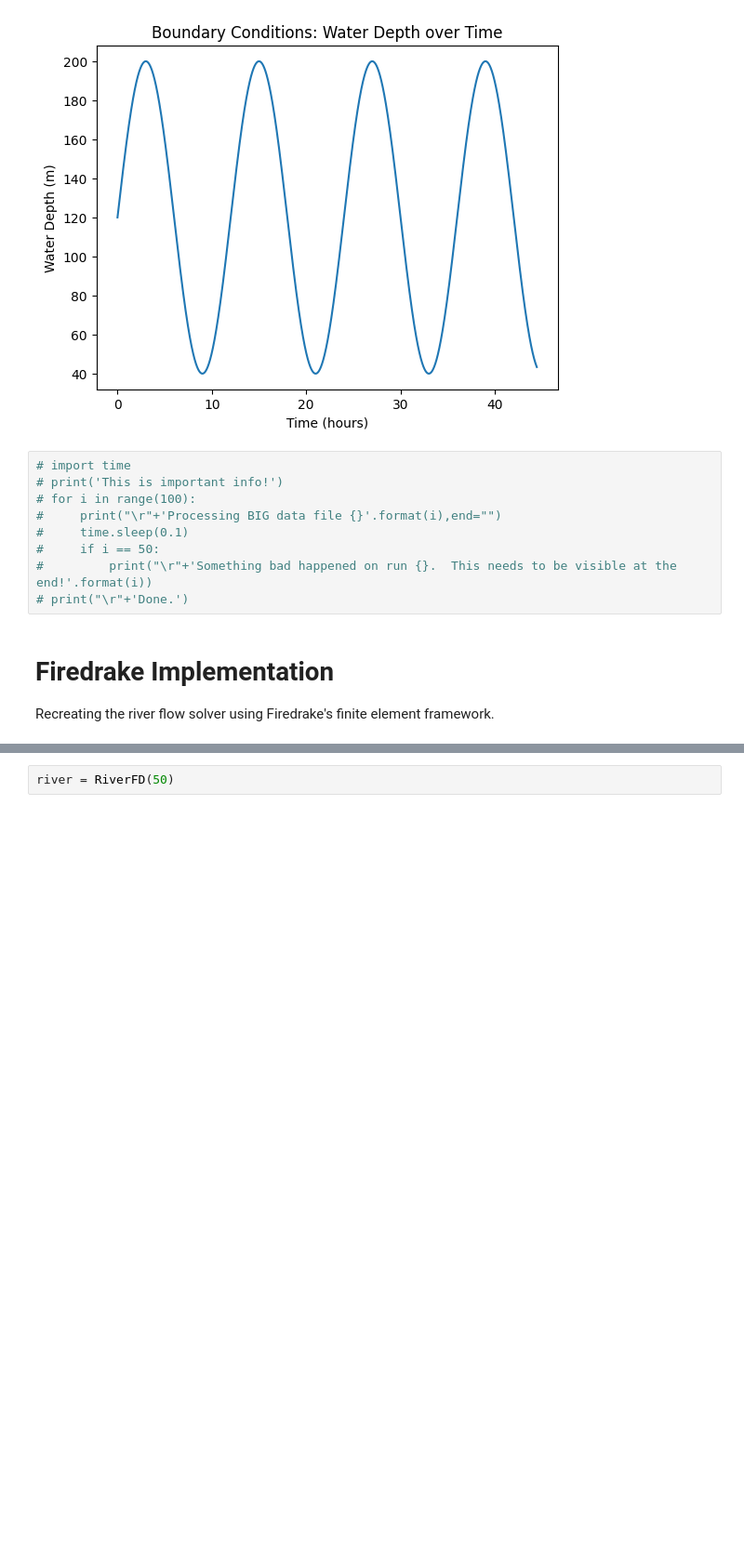
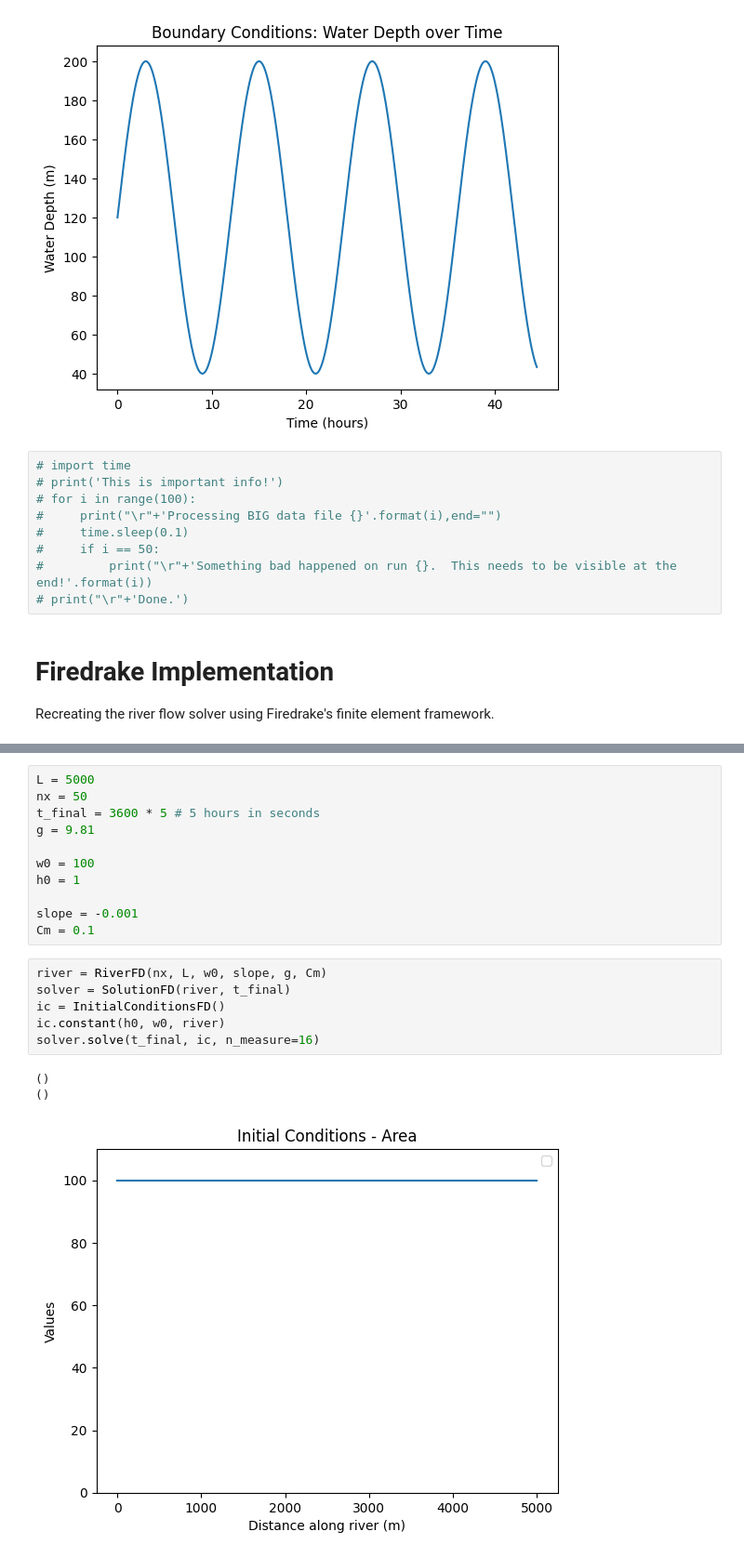
Before and after one commit to obokhove/FDnumerics2526, a Jupyter notebook: Alex_Carey/Exercise 2/2.ipynb, the cells around one changed output, grey strips where cells are left out. Shown at 93% size. Cells and saved outputs as stored; diff of their text form; blank space fills up the shorter version.

Commit message:
FD Initial Conditions

```diff
--- a/Alex_Carey/Exercise 2/2.ipynb
+++ b/Alex_Carey/Exercise 2/2.ipynb
@@ -415,2 +480,21 @@ class BoundaryConditionsFD(object):
+# %%
+L = 5000
+nx = 50
+t_final = 3600 * 5 # 5 hours in seconds
+g = 9.81
+
+w0 = 100
+h0 = 1
+
+slope = -0.001
+Cm = 0.1
 # %%
-river = RiverFD(50)
+river = RiverFD(nx, L, w0, slope, g, Cm)
+solver = SolutionFD(river, t_final)
+ic = InitialConditionsFD()
+ic.constant(h0, w0, river)
+solver.solve(t_final, ic, n_measure=16)
+# %% [output]
+()
+()
+[figure, added]
```
Also changed, not shown: parts of 3 cells of this notebook, 1 other file.
